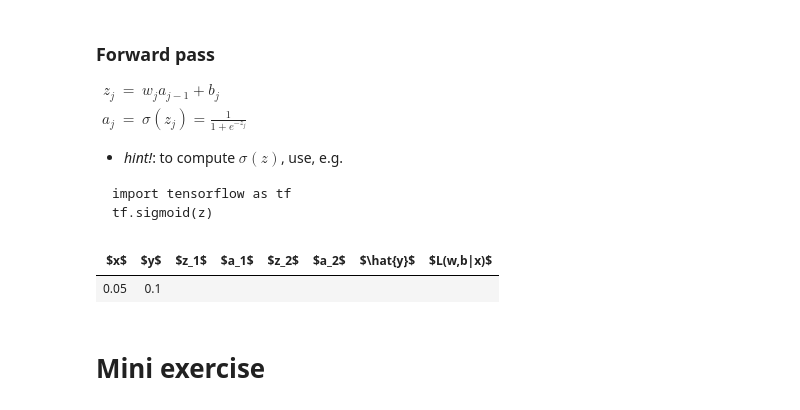
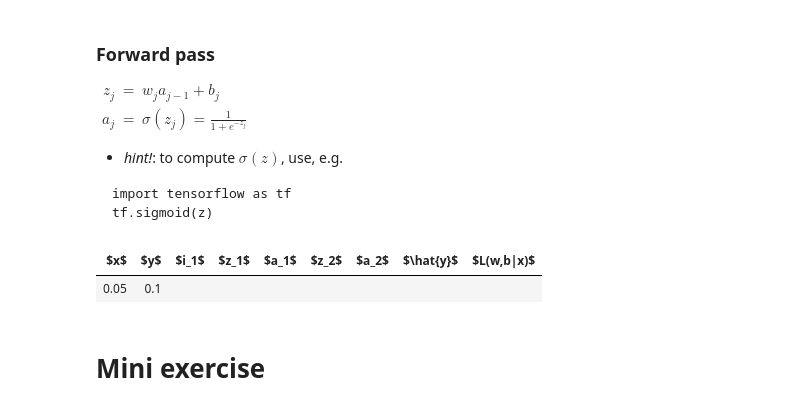
Before and after one commit to NBISweden/workshop-neural-nets-and-deep-learning, a Jupyter notebook: session_annBuildingBlocks/session_annBuildingBlocks_3.ipynb, the cells around one changed output. Drawn from its saved outputs; the diff is of its cells as text; code cells hidden in the pictures.

```diff
--- a/session_annBuildingBlocks/session_annBuildingBlocks_3.ipynb
+++ b/session_annBuildingBlocks/session_annBuildingBlocks_3.ipynb
@@ -259,35 +279,37 @@ styles2 = [
 
 tab = pd.DataFrame(
     {
         "x" : [format(x, ".2g")],
         "y" : [format(y, ".2g")],
+        "i1" : [""],
         "z1" : [""],
         "a1" : [""],
         "z2" : [""],
         "a2" : [""],
         "haty" : [""],
         "C" : [""]
     }
 )
 
 
 colNames = {
         "x" : r"$x$",
         "y" : r"$y$",
+        "i1" : r"$i_1$",
         "z1" : r"$z_1$",
         "a1" : r"$a_1$",
         "z2" : r"$z_2$",
         "a2" : r"$a_2$",
         "haty" : r"$\hat{y}$",
         "C" : "$L(w,b|x)$"
 }
 
 pd.DataFrame.rename(tab,columns = colNames).style.hide_index().set_table_styles(styles)
 #set_table_attributes('style="font-size: 14px"')
 #html = (df.style.set_table_styles([{'selector': 'th', 'props': [('font-size', '5pt')]}]).set_properties(**{'font-size': '10pt'}).render()24
 # %% [output]
-| $x$ | $y$ | $z_1$ | $a_1$ | $z_2$ | $a_2$ | $\hat{y}$ | $L(w,b|x)$ |
-| 0.05 | 0.1 |  |  |  |  |  |  |
+| $x$ | $y$ | $i_1$ | $z_1$ | $a_1$ | $z_2$ | $a_2$ | $\hat{y}$ | $L(w,b|x)$ |
+| 0.05 | 0.1 |  |  |  |  |  |  |  |
 # %% [markdown]
 # Mini exercise
 # %%
```
Also changed, not shown: parts of 42 cells of this notebook.
